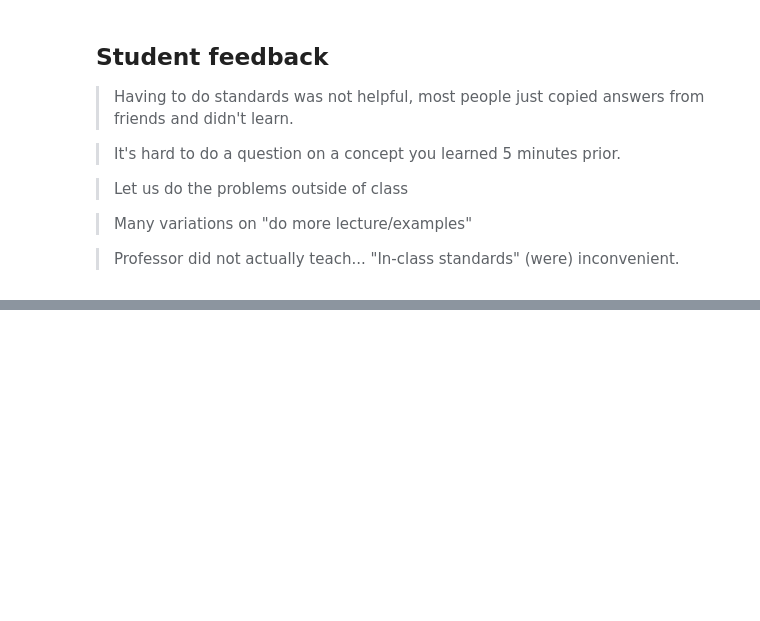
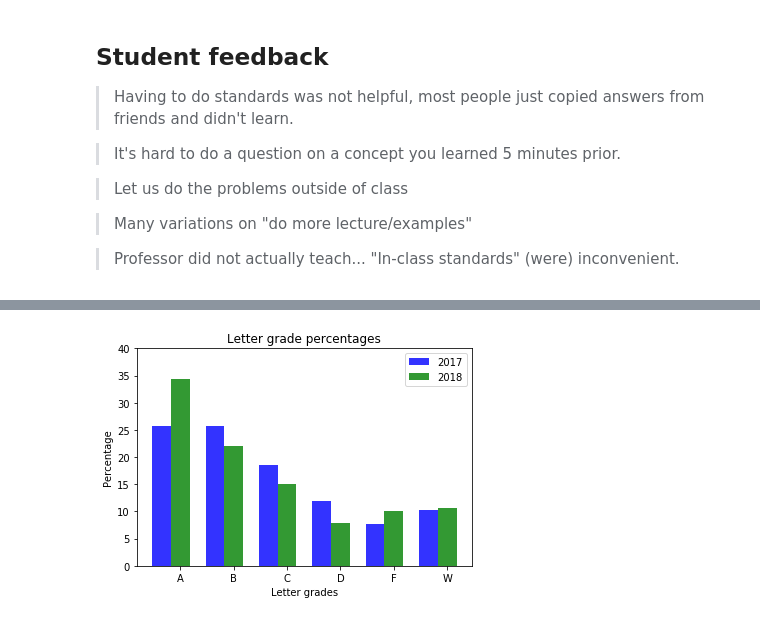
Before and after one commit to sean-fitzpatrick/SPARK2019, a Jupyter notebook: SPARK-SBG-2019.ipynb, the cells around one changed output, grey strips where cells are left out. Cells and saved outputs as stored; diff of their text form; code cells hidden in the pictures; blank space fills up the shorter version.

```diff
--- a/SPARK-SBG-2019.ipynb
+++ b/SPARK-SBG-2019.ipynb
@@ -98,0 +200,30 @@ Surprisingly, the biggest one was convincing students that "in-class exercises"
+# %%
+# data to plot
+n_groups = 6
+grades_17 = (25.8, 25.8, 18.6, 11.9, 7.6, 10.2)
+grades_18 = (34.4, 22, 15, 7.9,10.1,10.6)
+
+# create plot
+fig, ax = plt.subplots()
+index = np.arange(n_groups)
+bar_width = 0.35
+opacity = 0.8
+
+ax.set_ylim([0, 40])
+rects1 = plt.bar(index, grades_17, bar_width,
+alpha=opacity,
+color='b',
+label='2017')
+
+rects2 = plt.bar(index + bar_width, grades_18, bar_width,
+alpha=opacity,
+color='g',
+label='2018')
+
+plt.xlabel('Letter grades')
+plt.ylabel('Percentage')
+plt.title('Letter grade percentages')
+plt.xticks(index + bar_width, ('A','B','C','D','F','W'))
+plt.legend();
+# %% [output]
+[figure, added]
```
Also changed, not shown: parts of 18 cells of this notebook, 4 other files.
